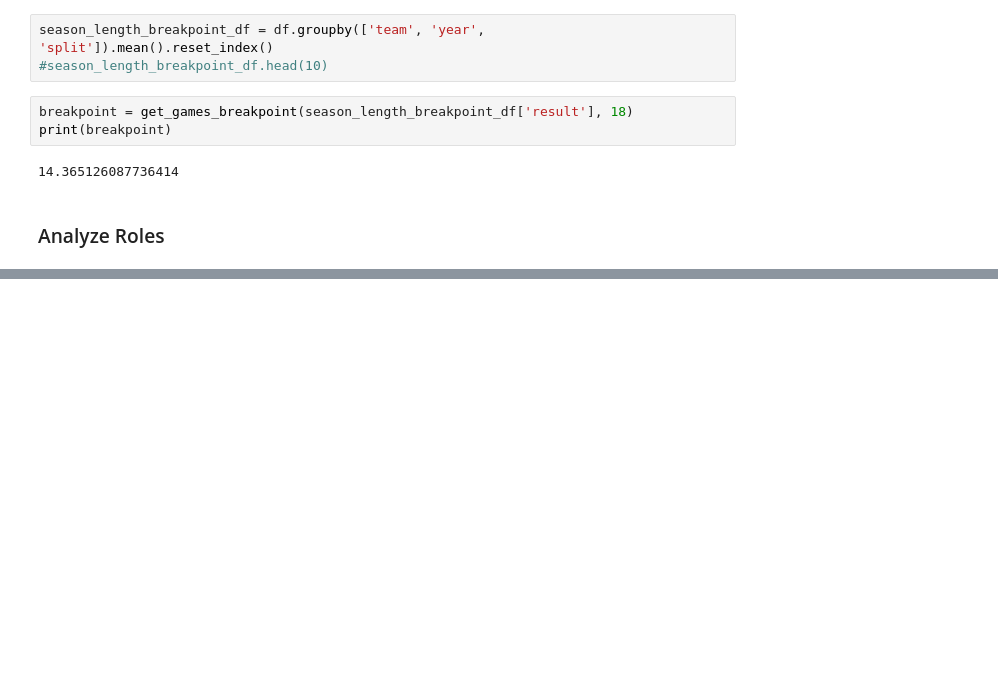
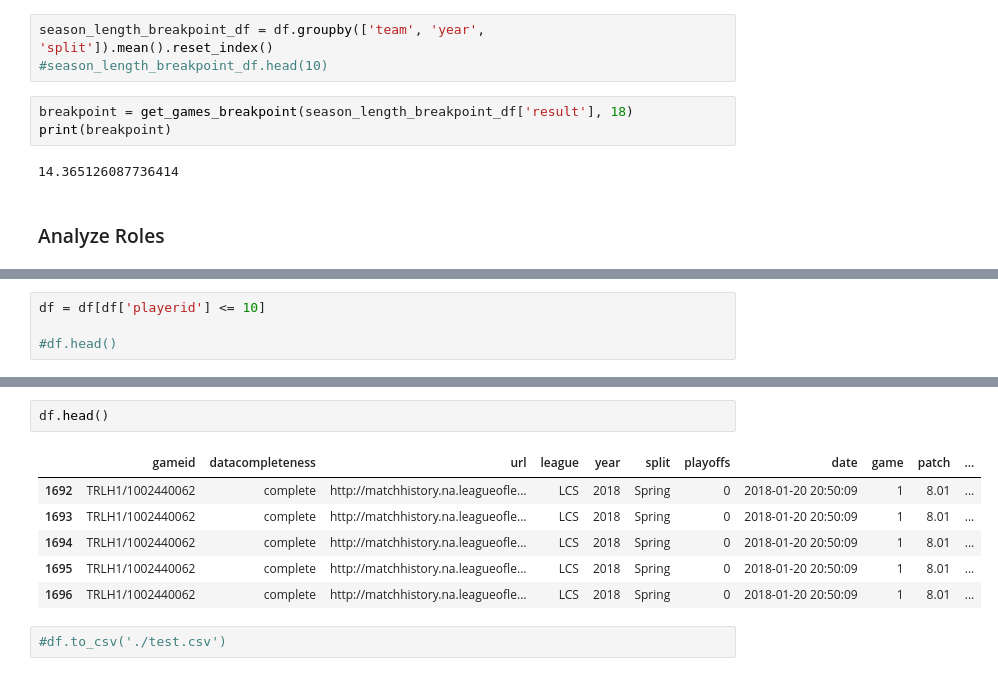
Before and after one commit to paulperrone/lol-analysis, a Jupyter notebook: notebooks/role-skill-expression.ipynb, the cells around one changed output, grey strips where cells are left out. Drawn from its saved outputs; the diff is of its cells as text; blank space fills up the shorter version.

```diff
--- a/notebooks/role-skill-expression.ipynb
+++ b/notebooks/role-skill-expression.ipynb
@@ -162,0 +285,4 @@ sup - csdiffat15 : 178.2878152037699
+# %%
+df = df[df['playerid'] <= 10]
+
+#df.head()
@@ -162,0 +309,11 @@ sup - csdiffat15 : 178.2878152037699
+# %%
+df.head()
+# %% [output]
+|  | gameid | datacompleteness | url | league | year | split | playoffs | date | game | patch | ... |
+| 1692 | TRLH1/1002440062 | complete | http://matchhistory.na.leagueofle... | LCS | 2018 | Spring | 0 | 2018-01-20 20:50:09 | 1 | 8.01 | ... |
+| 1693 | TRLH1/1002440062 | complete | http://matchhistory.na.leagueofle... | LCS | 2018 | Spring | 0 | 2018-01-20 20:50:09 | 1 | 8.01 | ... |
+| 1694 | TRLH1/1002440062 | complete | http://matchhistory.na.leagueofle... | LCS | 2018 | Spring | 0 | 2018-01-20 20:50:09 | 1 | 8.01 | ... |
+| 1695 | TRLH1/1002440062 | complete | http://matchhistory.na.leagueofle... | LCS | 2018 | Spring | 0 | 2018-01-20 20:50:09 | 1 | 8.01 | ... |
+| 1696 | TRLH1/1002440062 | complete | http://matchhistory.na.leagueofle... | LCS | 2018 | Spring | 0 | 2018-01-20 20:50:09 | 1 | 8.01 | ... |
+# %%
+#df.to_csv('./test.csv')
```
Also changed, not shown: parts of 21 cells of this notebook.
